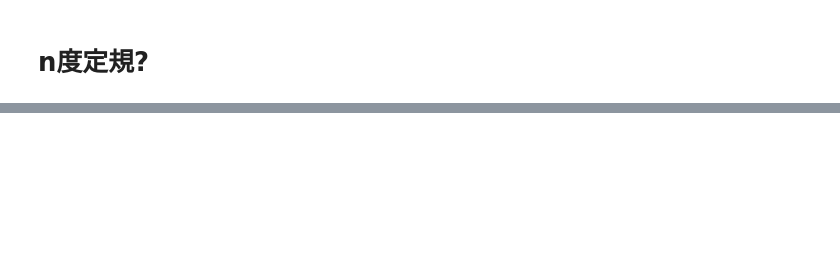
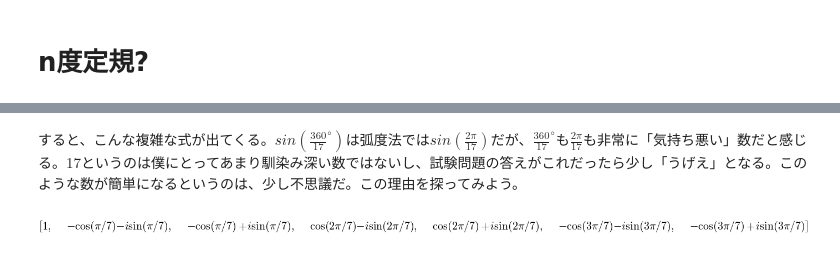
Before and after one commit to aidatorajiro/ipynb-docs, a Jupyter notebook: shining sine/Untitled.ipynb, the cells around one changed output, grey strips where cells are left out. Drawn from its saved outputs; the diff is of its cells as text; code cells hidden in the pictures; blank space fills up the shorter version.

```diff
--- a/shining sine/Untitled.ipynb
+++ b/shining sine/Untitled.ipynb
@@ -168,0 +93,7 @@ df.style.apply(lambda x: ['background-color: rgb(' + str(240 - len(formulas[x.na
+# %% [markdown]
+すると、こんな複雑な式が出てくる。$sin(\frac{360}{17}^\circ)$は弧度法では$sin(\frac{2 \pi}{17})$だが、$\frac{360}{17}^\circ$も$\frac{2 \pi}{17}$も非常に「気持ち悪い」数だと感じる。$17$というのは僕にとってあまり馴染み深い数ではないし、試験問題の答えがこれだったら少し「うげえ」となる。このような数が簡単になるというのは、少し不思議だ。この理由を探ってみよう。
+# %%
+x = Symbol("x")
+solve(Eq(factor(x**7 - 1), 0), cubics=True)
+# %% [output]
+[figure, added]
```
Also changed, not shown: parts of 9 cells of this notebook, 13 other files.
